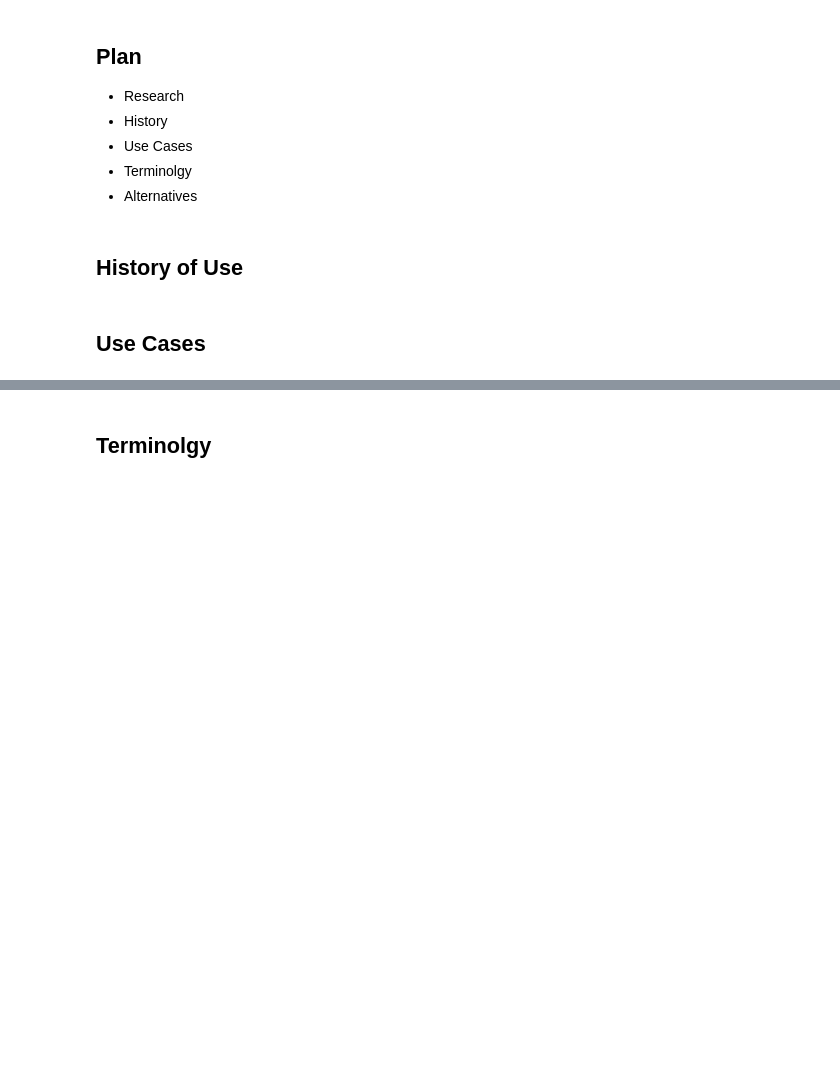
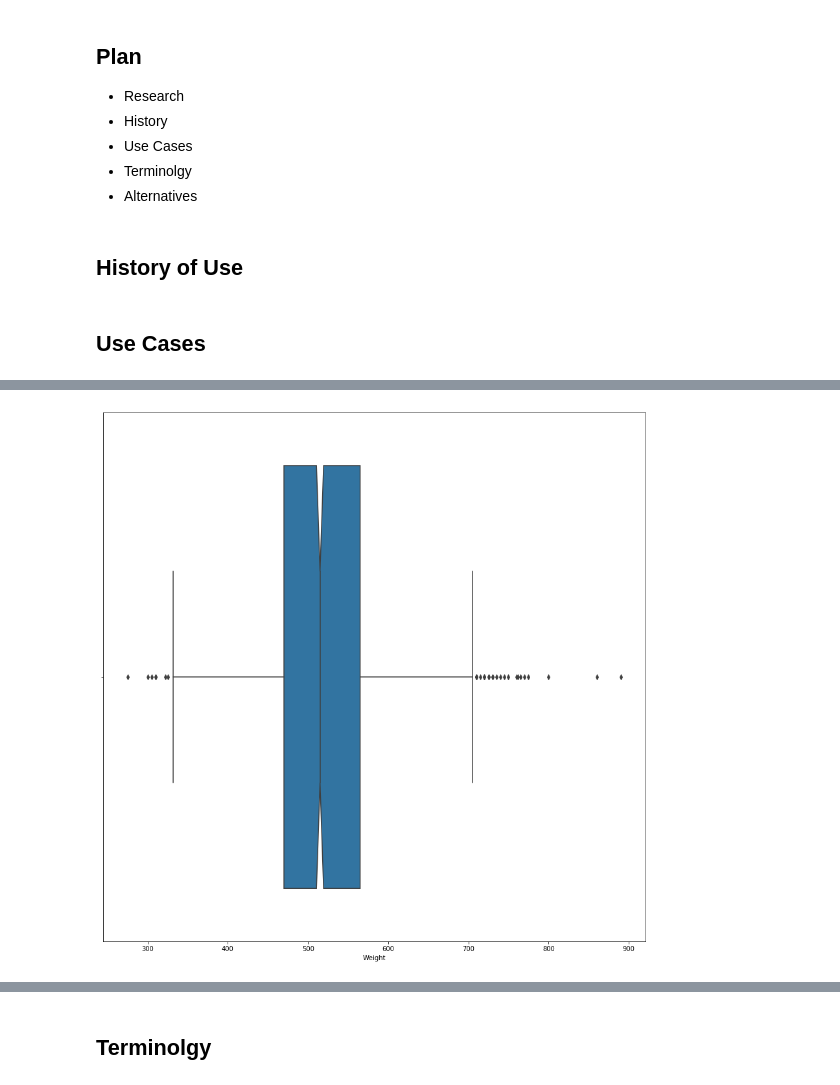
Before and after one commit to aidansummerville/52446----FUNDAMENTALS-OF-DATA-ANALYSIS--Project, a Jupyter notebook: Box Plots.ipynb, the cells around one changed output, grey strips where cells are left out. Drawn from its saved outputs; the diff is of its cells as text; code cells hidden in the pictures; blank space fills up the shorter version.

Commit message:
box plots with python

```diff
--- a/Box Plots.ipynb
+++ b/Box Plots.ipynb
@@ -12,3 +17,6 @@ test
 ## History of Use
 # %% [markdown]
 ## Use Cases
+# %%
+
+df = pd.read_csv("mart.csv", header=None)
@@ -14,0 +32,2 @@ test
+# %%
+df.columns = ["Lot", "Ring", "Weight", "No.Owners","Price", "Total", "Breed", "Sex","Price/Weight", "Price-Weight","Date"]
@@ -14,0 +43,7 @@ test
+# %%
+df = df.loc[df.Breed.isin(['AAX', 'CHX', 'LMX'])]
+# %%
+plt.figure(figsize=(15,15))
+ax = sns.boxplot(x=df["Weight"],notch=True)
+# %% [output]
+[figure, added]
```
Also changed, not shown: parts of 17 cells of this notebook, 2 other files.
